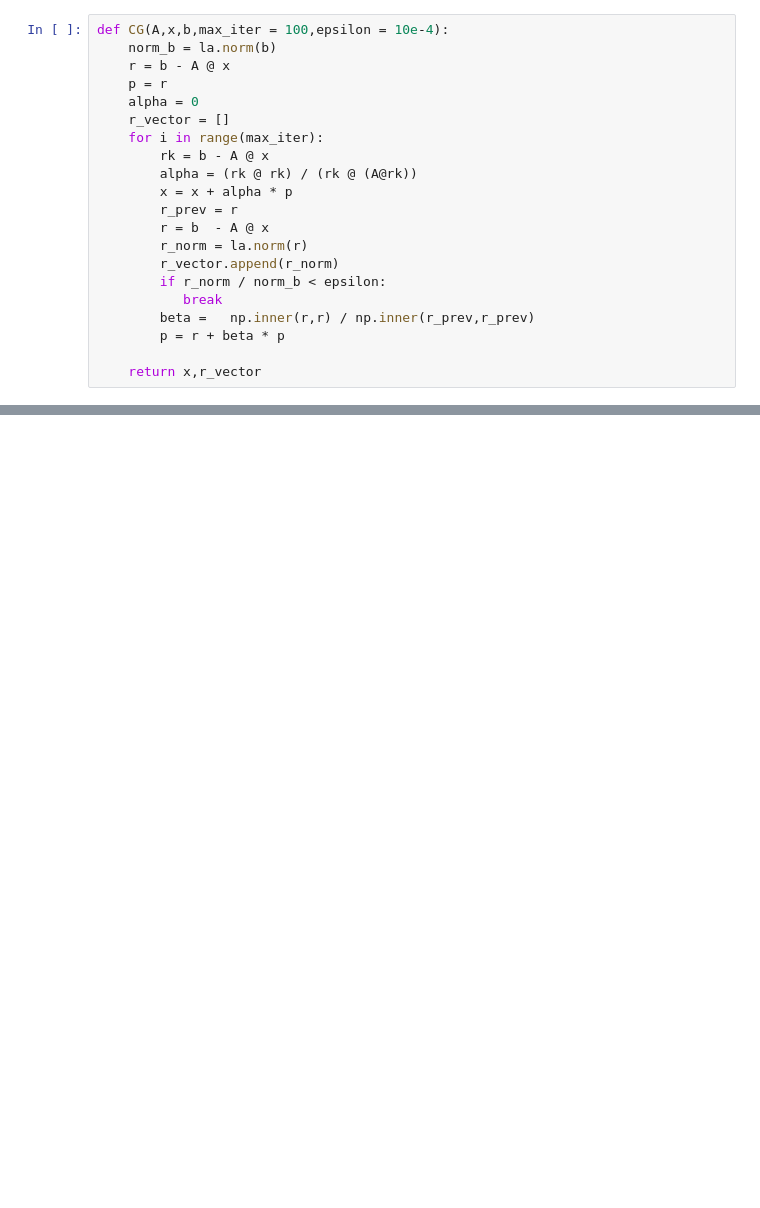
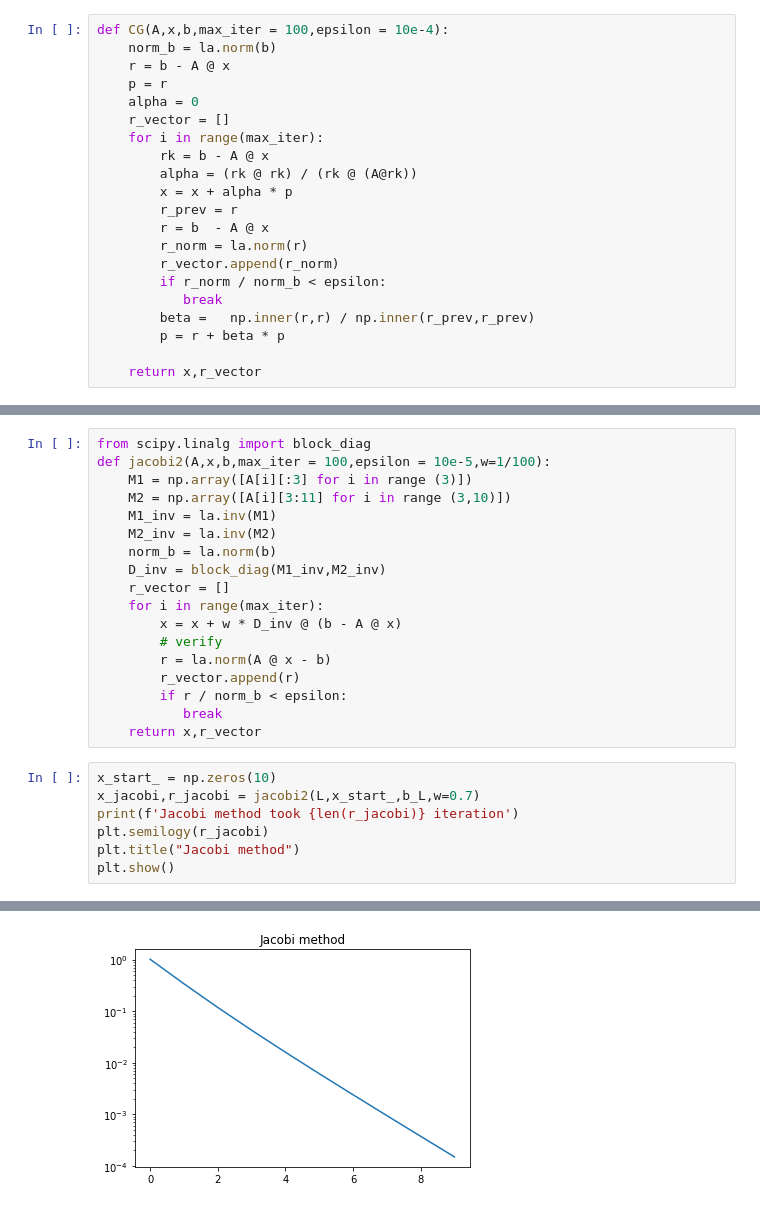
Before and after one commit to Yuval-Sharon/opt_hw_1, a Jupyter notebook: opt2.ipynb, the cells around one changed output, grey strips where cells are left out. Drawn from its saved outputs; the diff is of its cells as text; blank space fills up the shorter version.

```diff
--- a/opt2.ipynb
+++ b/opt2.ipynb
@@ -111,0 +128,26 @@ type <class 'numpy.ndarray'>
+# %%
+from scipy.linalg import block_diag
+def jacobi2(A,x,b,max_iter = 100,epsilon = 10e-5,w=1/100):
+    M1 = np.array([A[i][:3] for i in range (3)])
+    M2 = np.array([A[i][3:11] for i in range (3,10)])
+    M1_inv = la.inv(M1)
+    M2_inv = la.inv(M2)
+    norm_b = la.norm(b)
+    D_inv = block_diag(M1_inv,M2_inv)
+    r_vector = []
+    for i in range(max_iter):
+        x = x + w * D_inv @ (b - A @ x)
+        # verify
+        r = la.norm(A @ x - b)
+        r_vector.append(r)
+        if r / norm_b < epsilon:
+           break
+    return x,r_vector
+# %%
+x_start_ = np.zeros(10)
+x_jacobi,r_jacobi = jacobi2(L,x_start_,b_L,w=0.7)
+print(f'Jacobi method took {len(r_jacobi)} iteration')
+plt.semilogy(r_jacobi)
+plt.title("Jacobi method")
+plt.show()
+# %% [output]
@@ -111,0 +155 @@ type <class 'numpy.ndarray'>
+[figure, added]
```
Also changed, not shown: parts of 5 cells of this notebook, 1 other file.
